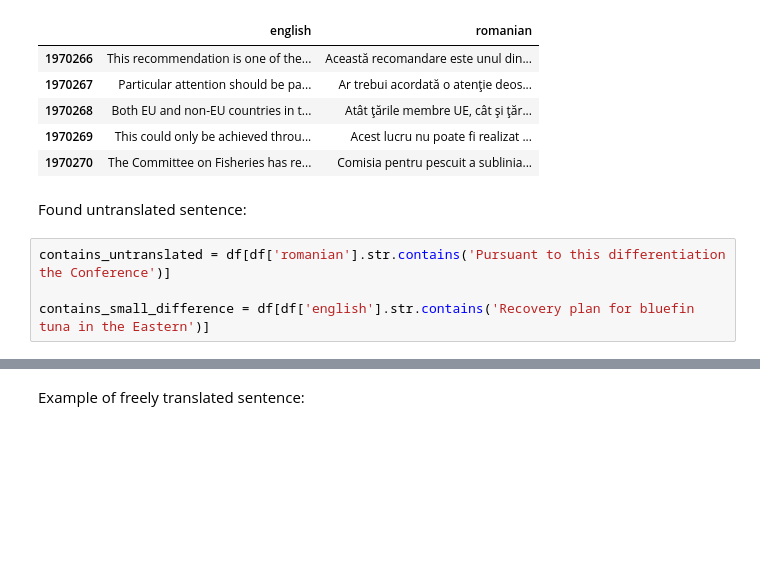
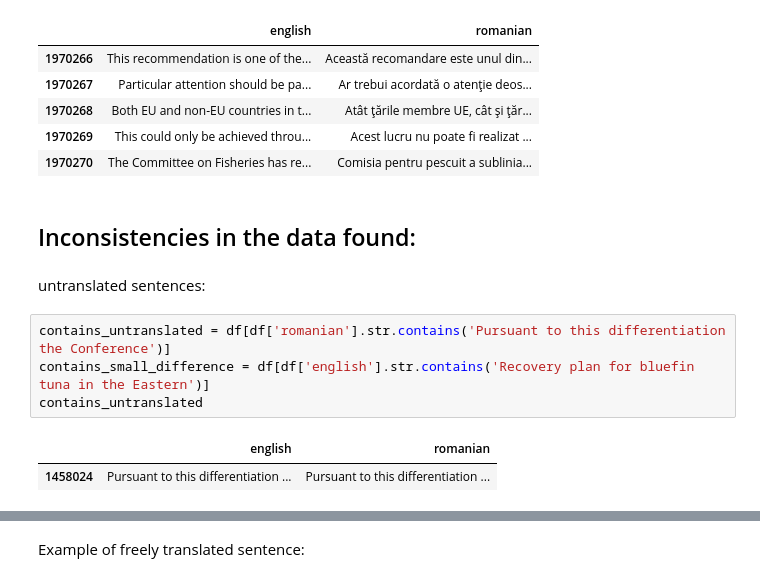
Before and after one commit to clgp2/baCode, a Jupyter notebook: notebooks/01-intermediate.ipynb, the cells around one changed output, grey strips where cells are left out. Cells and saved outputs as stored; diff of their text form; blank space fills up the shorter version.

```diff
--- a/notebooks/01-intermediate.ipynb
+++ b/notebooks/01-intermediate.ipynb
@@ -52,9 +51,14 @@ df.iloc[591524:591529]
 | 1970268 | Both EU and non-EU countries in t... | Atât ţările membre UE, cât şi ţăr... |
 | 1970269 | This could only be achieved throu... | Acest lucru nu poate fi realizat ... |
 | 1970270 | The Committee on Fisheries has re... | Comisia pentru pescuit a sublinia... |
-# %% [markdown]
-Found untranslated sentence:
+# %% [markdown]
+## Inconsistencies in the data found:
+# %% [markdown]
+untranslated sentences:
 # %%
 contains_untranslated = df[df['romanian'].str.contains('Pursuant to this differentiation the Conference')]
-
 contains_small_difference = df[df['english'].str.contains('Recovery plan for bluefin tuna in the Eastern')]
+contains_untranslated
+# %% [output]
+|  | english | romanian |
+| 1458024 | Pursuant to this differentiation ... | Pursuant to this differentiation ... |
```
Also changed, not shown: parts of 15 cells of this notebook, 4 other files.
